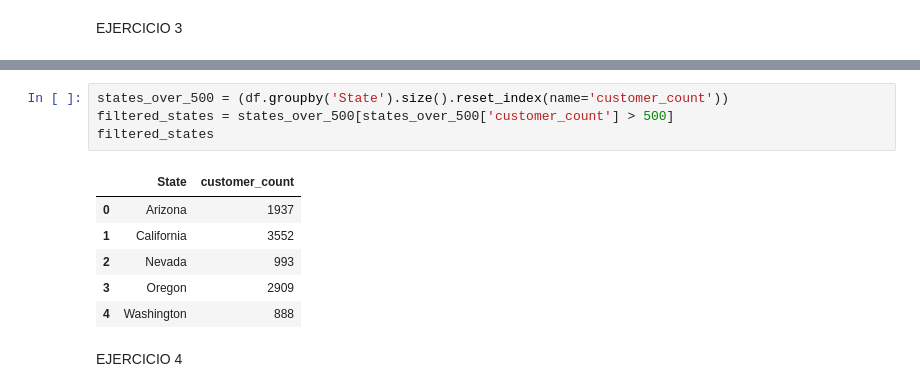
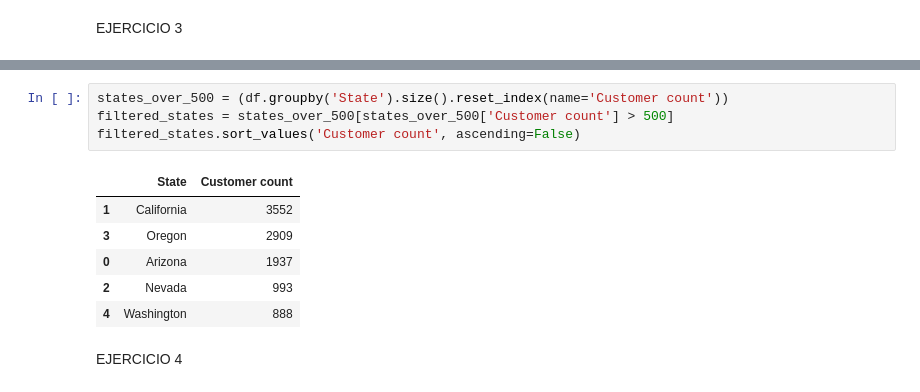
Before and after one commit to Juancarlosdelmarlostanau/lab-dw-data-aggregation-and-filtering, a Jupyter notebook: lab-dw-aggregating.ipynb, the cells around one changed output, grey strips where cells are left out. Cells and saved outputs as stored; diff of their text form.

```diff
--- a/lab-dw-aggregating.ipynb
+++ b/lab-dw-aggregating.ipynb
@@ -133,13 +121,13 @@ dtype: int64
 # %%
-states_over_500 = (df.groupby('State').size().reset_index(name='customer_count'))
-filtered_states = states_over_500[states_over_500['customer_count'] > 500]
-filtered_states
+states_over_500 = (df.groupby('State').size().reset_index(name='Customer count'))
+filtered_states = states_over_500[states_over_500['Customer count'] > 500]
+filtered_states.sort_values('Customer count', ascending=False)
 # %% [output]
-|  | State | customer_count |
+|  | State | Customer count |
+| 1 | California | 3552 |
+| 3 | Oregon | 2909 |
 | 0 | Arizona | 1937 |
-| 1 | California | 3552 |
 | 2 | Nevada | 993 |
-| 3 | Oregon | 2909 |
 | 4 | Washington | 888 |
 # %% [markdown]
 EJERCICIO 4
```
Also changed, not shown: parts of 8 cells of this notebook.
